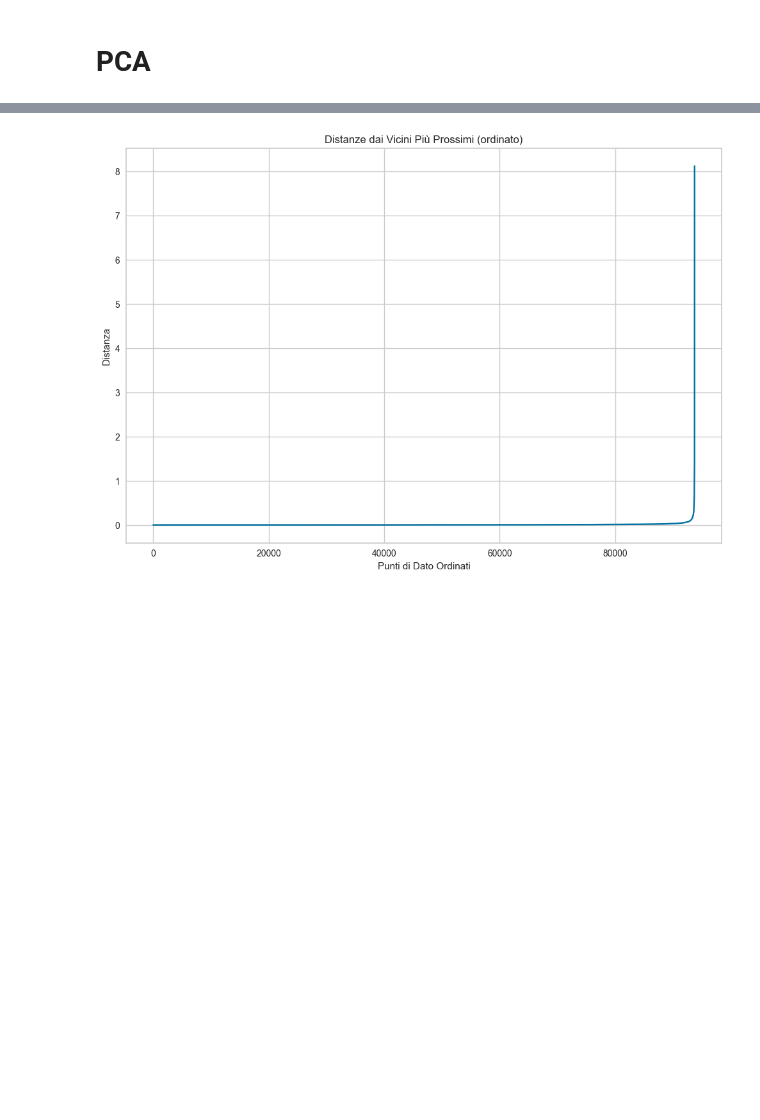
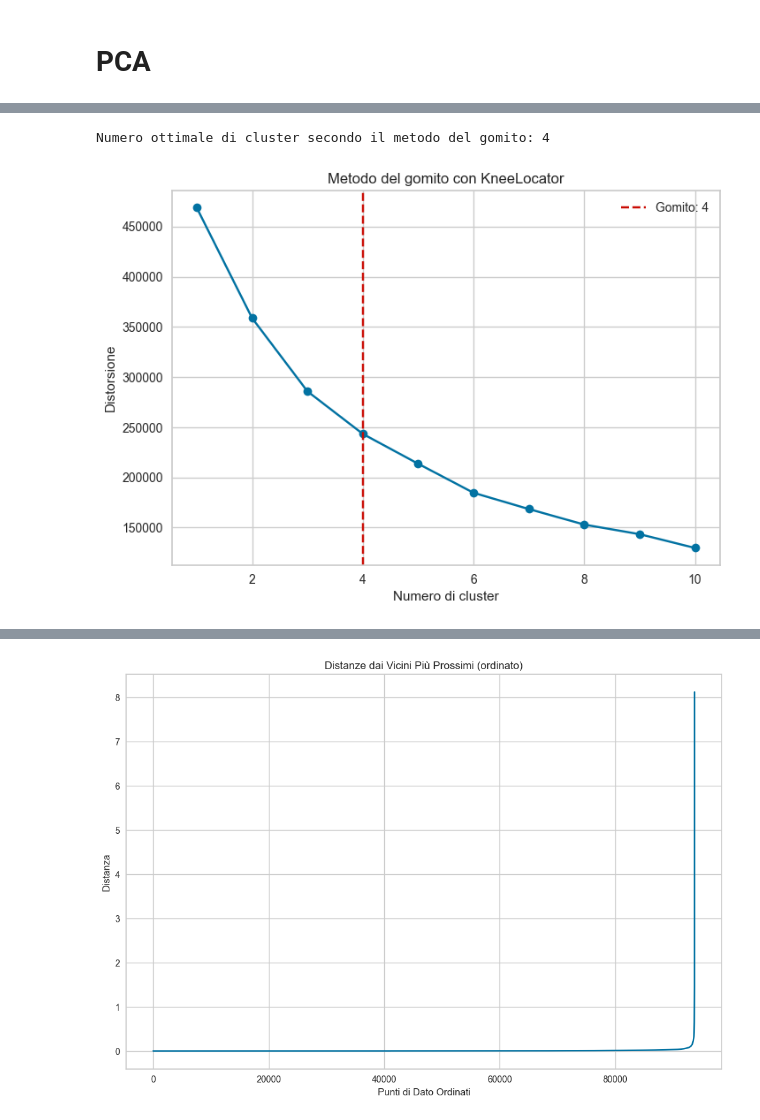
Before and after one commit to Walter-Di-Sabatino/Time-Series-Data-Science-Project, a Jupyter notebook: multi_d_clustering.ipynb, the cells around one changed output, grey strips where cells are left out. Drawn from its saved outputs; the diff is of its cells as text; code cells hidden in the pictures; blank space fills up the shorter version.

```diff
--- a/multi_d_clustering.ipynb
+++ b/multi_d_clustering.ipynb
@@ -84,3 +88,21 @@ plt.show()
+# %%
+# Calcolare il "gomito"
+knee = KneeLocator(range(1, 11), distortions, curve="convex", direction="decreasing")
+
+# Stampare e visualizzare il risultato
+print(f"Numero ottimale di cluster secondo il metodo del gomito: {knee.knee}")
+
+# Modificare il grafico per evidenziare il gomito
+plt.plot(range(1, 11), distortions, marker='o')
+plt.axvline(x=knee.knee, color='r', linestyle='--', label=f"Gomito: {knee.knee}")
+plt.xlabel('Numero di cluster')
+plt.ylabel('Distorsione')
+plt.title('Metodo del gomito con KneeLocator')
+plt.legend()
+plt.show()
+# %% [output]
+Numero ottimale di cluster secondo il metodo del gomito: 4
+[figure, added]
 # %%
 pca = PCA(n_components=2)  # Sostituisci 2 con il numero di componenti che vuoi
 pca_result = pca.fit_transform(data_scaled)
```
Also changed, not shown: parts of 15 cells of this notebook, 2 other files.
